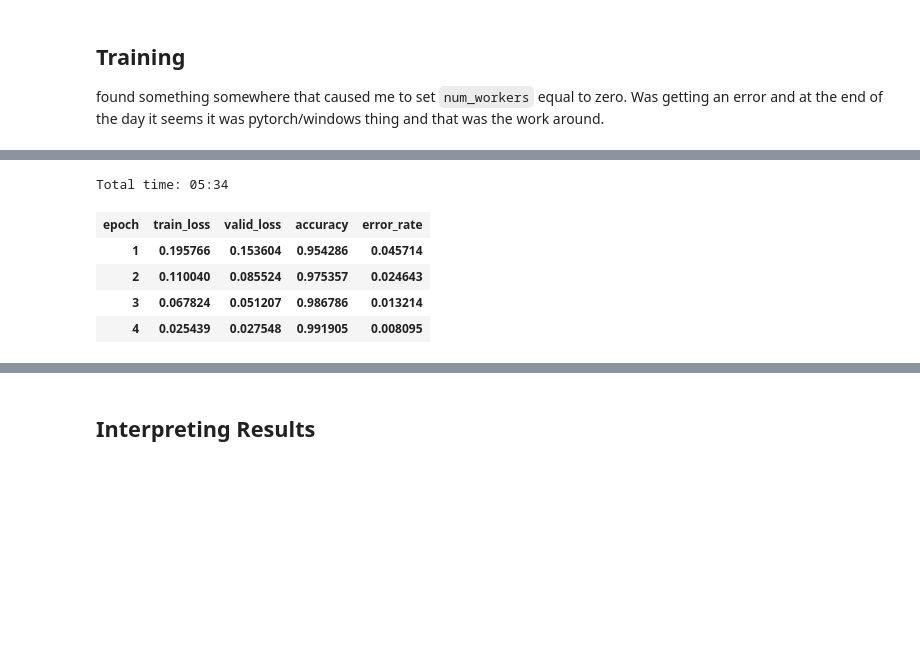
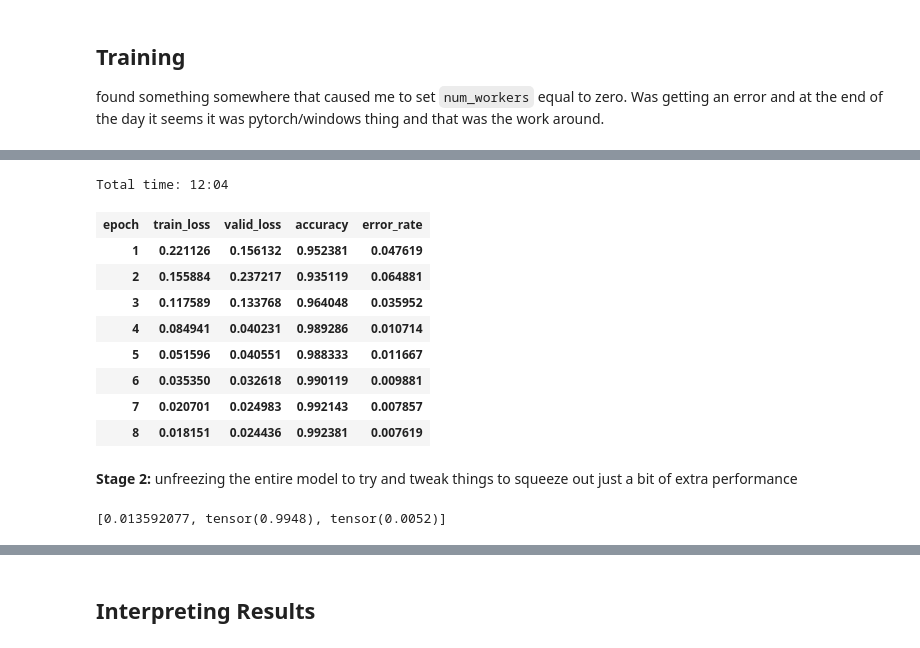
Before and after one commit to dimpata/kaggle, a Jupyter notebook: digit-recognizer/digit-recognizer.ipynb, the cells around one changed output, grey strips where cells are left out. Saved outputs shown, nothing was run; the diff lists cells and outputs as text; code cells hidden in the pictures; blank space fills up the shorter version.

```diff
--- a/digit-recognizer/digit-recognizer.ipynb
+++ b/digit-recognizer/digit-recognizer.ipynb
@@ -8,6 +8,7 @@ from fastai.metrics import accuracy,error_rate
 # %% [markdown]
 Below is a custom `ImageItemList` that allows us to load the kaggle datasets. Essentially, the images are stored as a label plus a pixel array wrapped up in a csv file.
 # %%
+# in newer versions of fastai this is just called ImageList now
 class CustomImageItemList(ImageItemList):
     def open(self, fn):
         img = fn.reshape(28,28)
@@ -19,7 +20,7 @@ class CustomImageItemList(ImageItemList):
         df = pd.read_csv(Path(path)/csv_name, header=header)
         res = super().from_df(df, path=path, cols=0, **kwargs)
         # convert pixels to an ndarray
-        res.items = df.iloc[:,imgIdx:].apply(lambda x: x.values, axis=1).values
+        res.items = df.iloc[:,imgIdx:].apply(lambda x: x.values / 255.0, axis=1).values
         return res
 # %% [markdown]
 ## Training
@@ -30,8 +33,9 @@ test = CustomImageItemList.from_csv_custom(path='./data', csv_name='test.csv', i
 # %%
-#tfms = get_transforms(do_flip=False)
+tfms = get_transforms(do_flip=False)
 data = (CustomImageItemList.from_csv_custom(path='./data', csv_name='train.csv')
                            .random_split_by_pct(.2)
                            .label_from_df(cols='label')
                            .add_test(test, label=0)
-                           #.transform(tfms)
-                           .databunch(bs=64, num_workers=0))
+                           .transform(tfms)
+                           .databunch(bs=64, num_workers=0)
+                           .normalize(imagenet_stats))
@@ -46,11 +99,15 @@ LR Finder is complete, type {learner_name}.recorder.plot() to see the graph.
 # %%
 lr = 1e-2
-learn.fit_one_cycle(4, lr)
+learn.fit_one_cycle(8, lr)
 # %% [output]
-Total time: 05:34
+Total time: 12:04
 | epoch | train_loss | valid_loss | accuracy | error_rate |
-| 1 | 0.195766 | 0.153604 | 0.954286 | 0.045714 |
-| 2 | 0.110040 | 0.085524 | 0.975357 | 0.024643 |
-| 3 | 0.067824 | 0.051207 | 0.986786 | 0.013214 |
-| 4 | 0.025439 | 0.027548 | 0.991905 | 0.008095 |
+| 1 | 0.221126 | 0.156132 | 0.952381 | 0.047619 |
+| 2 | 0.155884 | 0.237217 | 0.935119 | 0.064881 |
+| 3 | 0.117589 | 0.133768 | 0.964048 | 0.035952 |
+| 4 | 0.084941 | 0.040231 | 0.989286 | 0.010714 |
+| 5 | 0.051596 | 0.040551 | 0.988333 | 0.011667 |
+| 6 | 0.035350 | 0.032618 | 0.990119 | 0.009881 |
+| 7 | 0.020701 | 0.024983 | 0.992143 | 0.007857 |
+| 8 | 0.018151 | 0.024436 | 0.992381 | 0.007619 |
 # %%
@@ -62,2 +115,7 @@ learn.fit_one_cycle(1)
+# %% [markdown]
+**Stage 2:** unfreezing the entire model to try and tweak things to squeeze out just a bit of extra performance
 # %%
+learn.load('stage1-resnet50')
 learn.validate()
+# %% [output]
+[0.013592077, tensor(0.9948), tensor(0.0052)]
```
Also changed, not shown: parts of 20 cells of this notebook.
